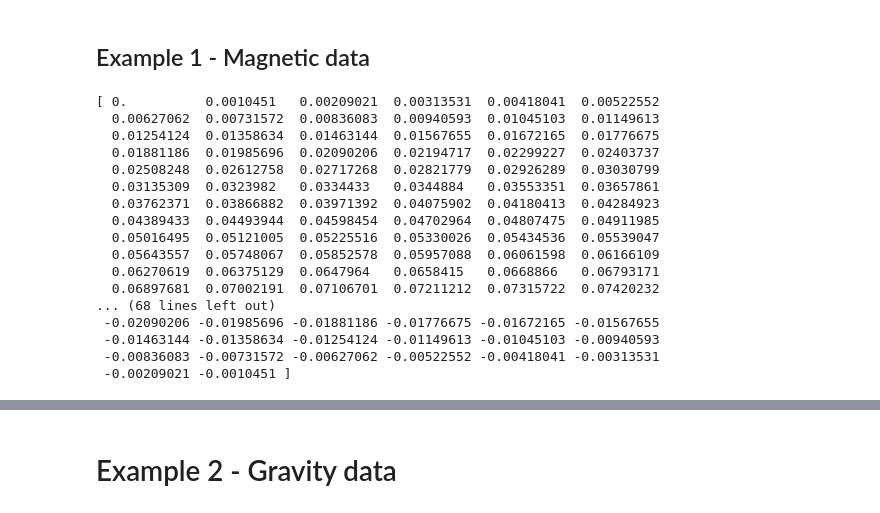
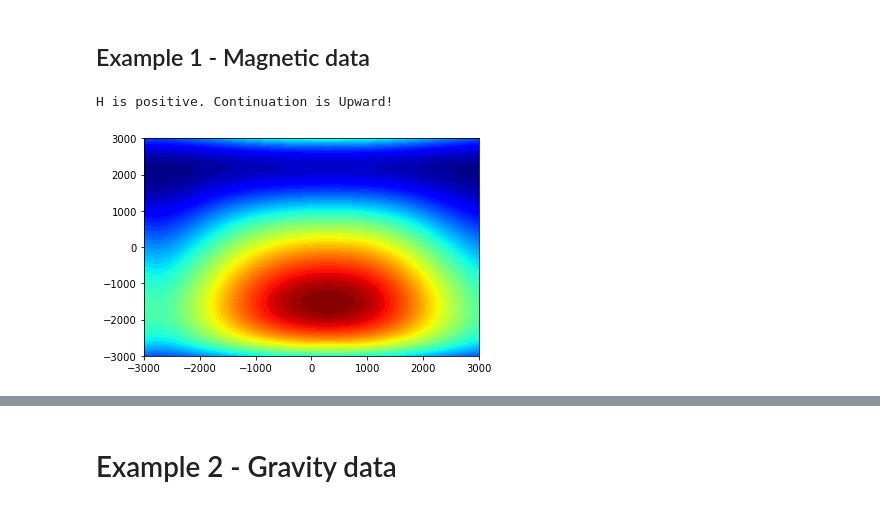
Before and after one commit to nelsondelimar/master, a Jupyter notebook: notebooks/continuation.ipynb, the cells around one changed output, grey strips where cells are left out. Saved outputs shown, nothing was run; the diff lists cells and outputs as text; code cells hidden in the pictures.

```diff
--- a/notebooks/continuation.ipynb
+++ b/notebooks/continuation.ipynb
@@ -51,6 +52,14 @@ field = [50., -22., 0.] # degres
 tfa1 = gmc.prism_tf(X, Y, z, prism1, direc1, field)
 tfa2 = gmc.prism_tf(X, Y, z, prism2, direc2, field)
 tfa = tfa1 + tfa2
+# %%
+up = df.continuation(X, Y, tfa, 500)
+plt.figure()
+plt.contourf(Y, X, up, 50, cmap = plt.cm.jet)
+plt.show()
+# %% [output]
+H is positive. Continuation is Upward!
+[figure, added]
 # %%
 #Calculating the wavenumbers
 u = 2.0*np.pi* np.fft.fftfreq(tfa.shape[0], x[1] - x[0])
@@ -59,20 +73,0 @@ U,V = np.meshgrid(u,v)
-# %%
-print(u)
-# %% [output]
-[ 0.          0.0010451   0.00209021  0.00313531  0.00418041  0.00522552
-  0.00627062  0.00731572  0.00836083  0.00940593  0.01045103  0.01149613
-  0.01254124  0.01358634  0.01463144  0.01567655  0.01672165  0.01776675
-  0.01881186  0.01985696  0.02090206  0.02194717  0.02299227  0.02403737
-  0.02508248  0.02612758  0.02717268  0.02821779  0.02926289  0.03030799
-  0.03135309  0.0323982   0.0334433   0.0344884   0.03553351  0.03657861
-  0.03762371  0.03866882  0.03971392  0.04075902  0.04180413  0.04284923
-  0.04389433  0.04493944  0.04598454  0.04702964  0.04807475  0.04911985
-  0.05016495  0.05121005  0.05225516  0.05330026  0.05434536  0.05539047
-  0.05643557  0.05748067  0.05852578  0.05957088  0.06061598  0.06166109
-  0.06270619  0.06375129  0.0647964   0.0658415   0.0668866   0.06793171
-  0.06897681  0.07002191  0.07106701  0.07211212  0.07315722  0.07420232
-... (68 lines left out)
- -0.02090206 -0.01985696 -0.01881186 -0.01776675 -0.01672165 -0.01567655
- -0.01463144 -0.01358634 -0.01254124 -0.01149613 -0.01045103 -0.00940593
- -0.00836083 -0.00731572 -0.00627062 -0.00522552 -0.00418041 -0.00313531
- -0.00209021 -0.0010451 ]
```
Also changed, not shown: parts of 24 cells of this notebook.
